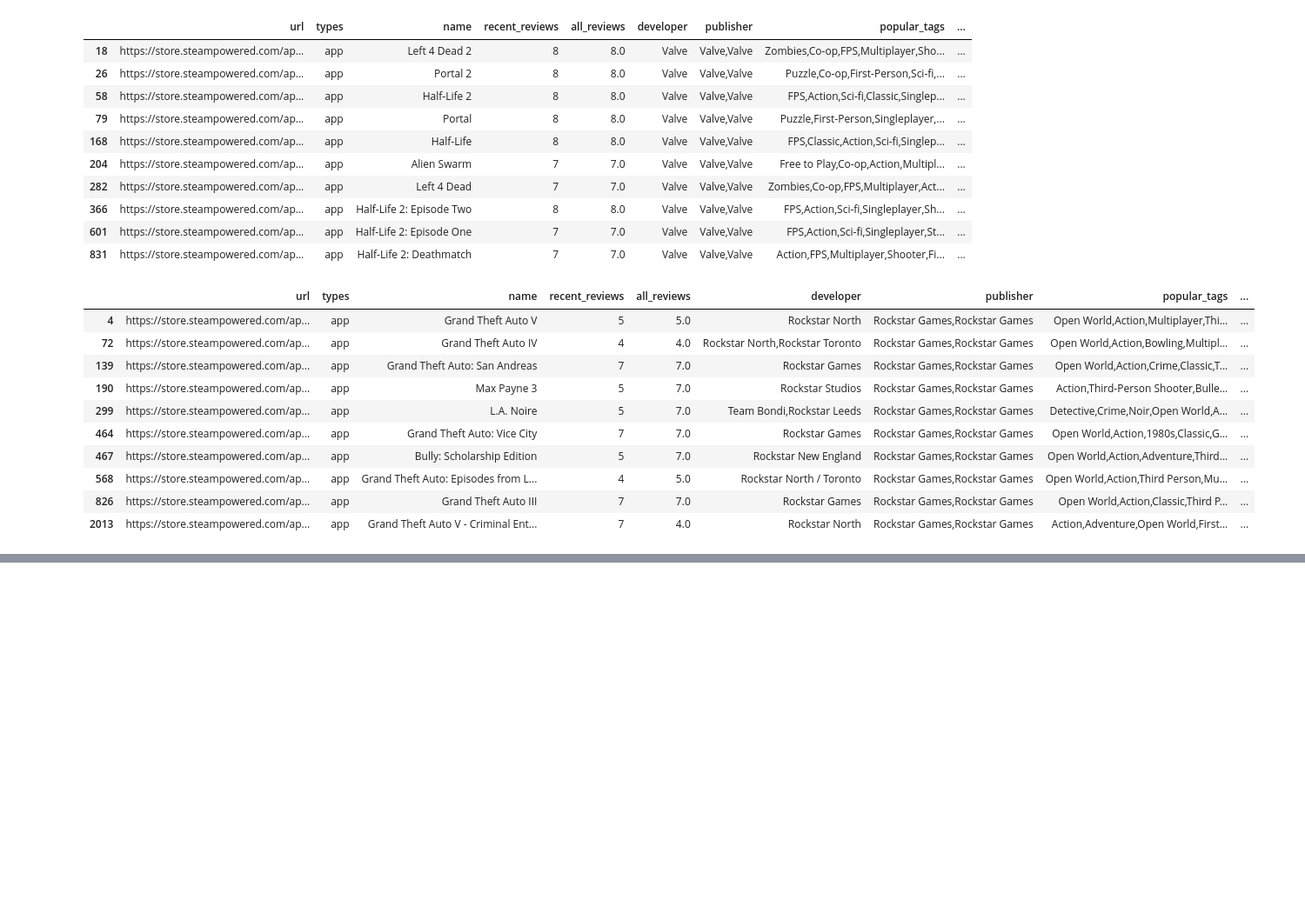
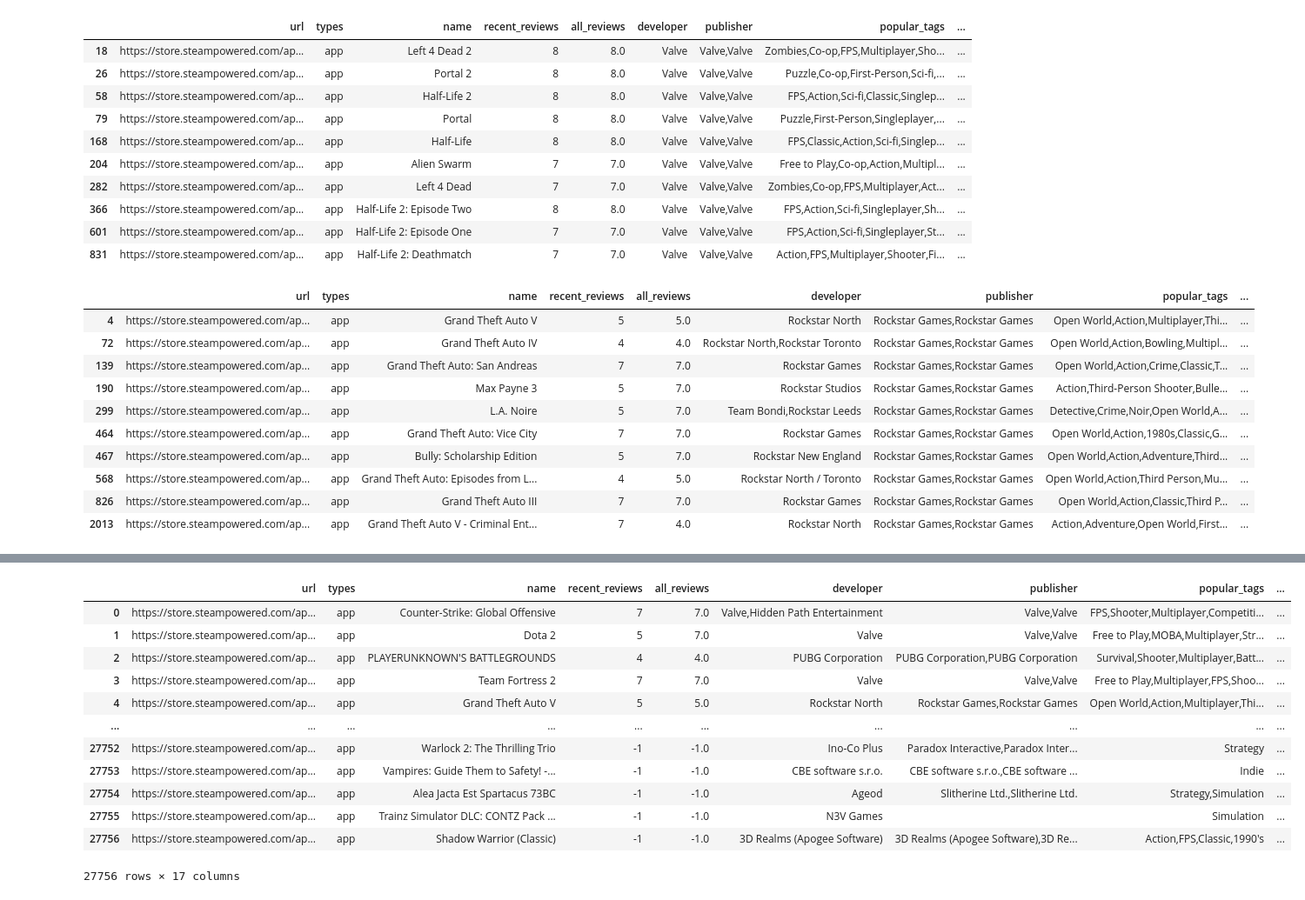
Before and after one commit to nicopaes/INF1032_RecomendaSteam, a Jupyter notebook: recomendadorSteam.ipynb, the cells around one changed output, grey strips where cells are left out. Shown at 87% size. Cells and saved outputs as stored; diff of their text form; code cells hidden in the pictures; blank space fills up the shorter version.

```diff
--- a/recomendadorSteam.ipynb
+++ b/recomendadorSteam.ipynb
@@ -44,7 +44,8 @@ def GetOwnedGames(steam_id):
             playtimeforever = game['playtime_forever']
             appinfo = GetAppDetails(appid)
             if (appinfo == None):
-                print(appid)
+                ###print(appid)
+                print("------")
             else:
                 if (playtimeforever > 0):
                     gamename = appinfo['name']
@@ -86,5 +87,6 @@ def CreateGameList(steamid):
     else:
         return gamerecent[:5]
 
-print(CreateGameList(76561198068311174))
+gamelist = CreateGameList(76561198068311174)
+gamelist
 # %% [output]
@@ -324,0 +365,15 @@ dfExample4.head(10)
+# %%
+def GetFavoriteTagsFromPlayerGamelist(gamelist):
+    finalList = dict()
+    for game in gamelist:
+        tags = GetTagsInGame(game["name"])
+        for tag in tags:
+            if tag not in finalList:
+                finalList[tag] = 1
+            else:
+                finalList[tag] += 1
+    ##print(finalList)
+    return sorted(finalList, key=finalList.get, reverse=True)
+
+listofTags = GetFavoriteTagsFromPlayerGamelist(gamelist)
+listofTags
@@ -324,0 +400,20 @@ dfExample4.head(10)
+# %%
+##dfcompatibility = df.assign(Compat = lambda x: CompareGameToListOfTags(listofTags,x.name))
+##dfcompatibility
+for i, row in df.iterrows():
+    df.at[i,'compat'] = CompareGameToListOfTags(listofTags,row['name'])
+df
+# %% [output]
+|  | url | types | name | recent_reviews | all_reviews | developer | publisher | popular_tags | ... |
+| 0 | https://store.steampowered.com/ap... | app | Counter-Strike: Global Offensive | 7 | 7.0 | Valve,Hidden Path Entertainment | Valve,Valve | FPS,Shooter,Multiplayer,Competiti... | ... |
+| 1 | https://store.steampowered.com/ap... | app | Dota 2 | 5 | 7.0 | Valve | Valve,Valve | Free to Play,MOBA,Multiplayer,Str... | ... |
+| 2 | https://store.steampowered.com/ap... | app | PLAYERUNKNOWN'S BATTLEGROUNDS | 4 | 4.0 | PUBG Corporation | PUBG Corporation,PUBG Corporation | Survival,Shooter,Multiplayer,Batt... | ... |
+| 3 | https://store.steampowered.com/ap... | app | Team Fortress 2 | 7 | 7.0 | Valve | Valve,Valve | Free to Play,Multiplayer,FPS,Shoo... | ... |
+| 4 | https://store.steampowered.com/ap... | app | Grand Theft Auto V | 5 | 5.0 | Rockstar North | Rockstar Games,Rockstar Games | Open World,Action,Multiplayer,Thi... | ... |
+| ... | ... | ... | ... | ... | ... | ... | ... | ... | ... |
+| 27752 | https://store.steampowered.com/ap... | app | Warlock 2: The Thrilling Trio | -1 | -1.0 | Ino-Co Plus | Paradox Interactive,Paradox Inter... | Strategy | ... |
+| 27753 | https://store.steampowered.com/ap... | app | Vampires: Guide Them to Safety! -... | -1 | -1.0 | CBE software s.r.o. | CBE software s.r.o.,CBE software ... | Indie | ... |
+| 27754 | https://store.steampowered.com/ap... | app | Alea Jacta Est Spartacus 73BC | -1 | -1.0 | Ageod | Slitherine Ltd.,Slitherine Ltd. | Strategy,Simulation | ... |
+| 27755 | https://store.steampowered.com/ap... | app | Trainz Simulator DLC: CONTZ Pack ... | -1 | -1.0 | N3V Games |  | Simulation | ... |
+| 27756 | https://store.steampowered.com/ap... | app | Shadow Warrior (Classic) | -1 | -1.0 | 3D Realms (Apogee Software) | 3D Realms (Apogee Software),3D Re... | Action,FPS,Classic,1990's | ... |
+27756 rows × 17 columns
```
Also changed, not shown: parts of 4 cells of this notebook, 1 other file.
